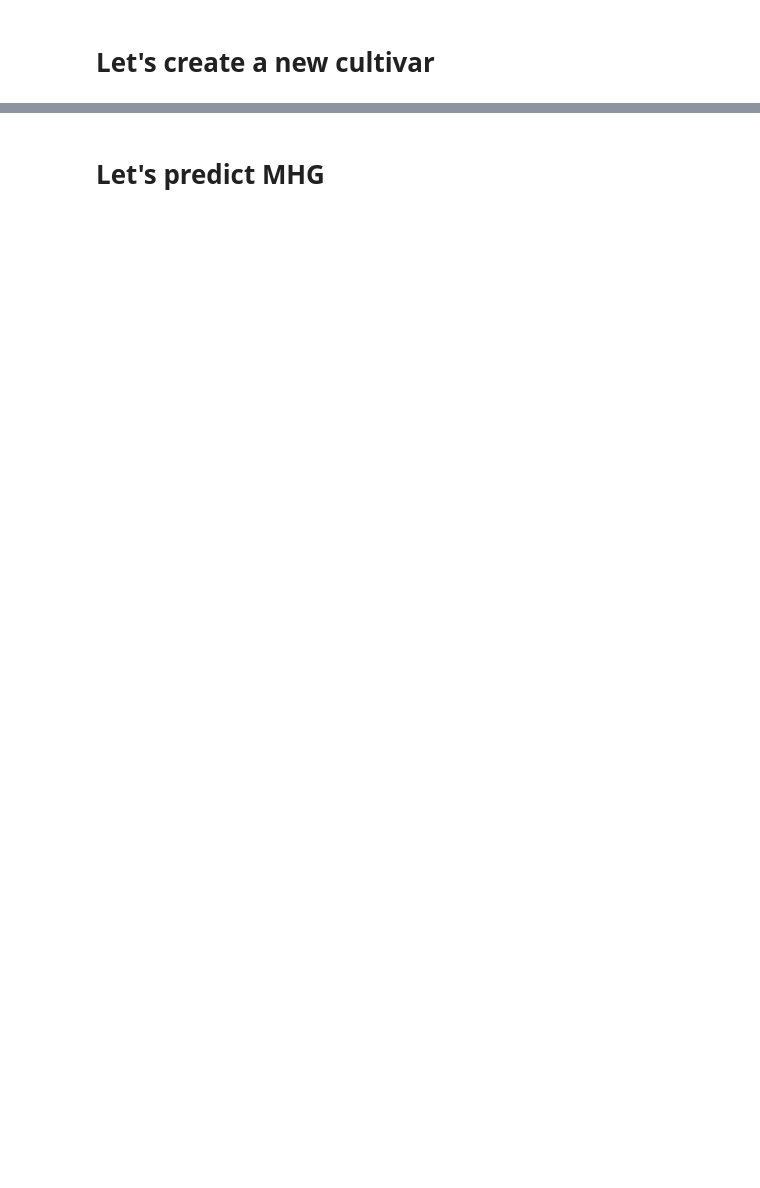
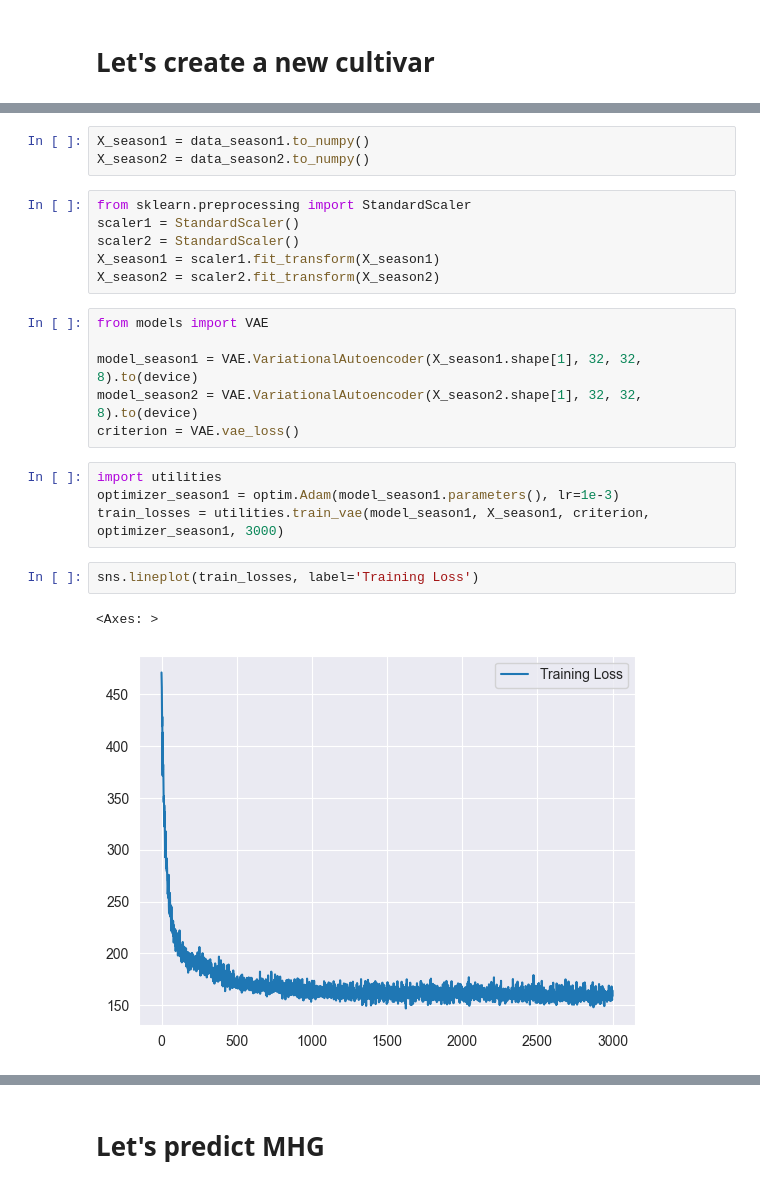
Before and after one commit to cata1212112/SoybeanCultivars, a Jupyter notebook: main.ipynb, the cells around one changed output, grey strips where cells are left out. Saved outputs shown, nothing was run; the diff lists cells and outputs as text; blank space fills up the shorter version.

```diff
--- a/main.ipynb
+++ b/main.ipynb
@@ -412,0 +616,24 @@ aux
+# %%
+X_season1 = data_season1.to_numpy()
+X_season2 = data_season2.to_numpy()
+# %%
+from sklearn.preprocessing import StandardScaler
+scaler1 = StandardScaler()
+scaler2 = StandardScaler()
+X_season1 = scaler1.fit_transform(X_season1)
+X_season2 = scaler2.fit_transform(X_season2)
+# %%
+from models import VAE
+
+model_season1 = VAE.VariationalAutoencoder(X_season1.shape[1], 32, 32, 8).to(device)
+model_season2 = VAE.VariationalAutoencoder(X_season2.shape[1], 32, 32, 8).to(device)
+criterion = VAE.vae_loss()
+# %%
+import utilities
+optimizer_season1 = optim.Adam(model_season1.parameters(), lr=1e-3)
+train_losses = utilities.train_vae(model_season1, X_season1, criterion, optimizer_season1, 3000)
+# %%
+sns.lineplot(train_losses, label='Training Loss')
+# %% [output]
+<Axes: >
+[figure, added]
```
Also changed, not shown: parts of 59 cells of this notebook, 3 other files.
